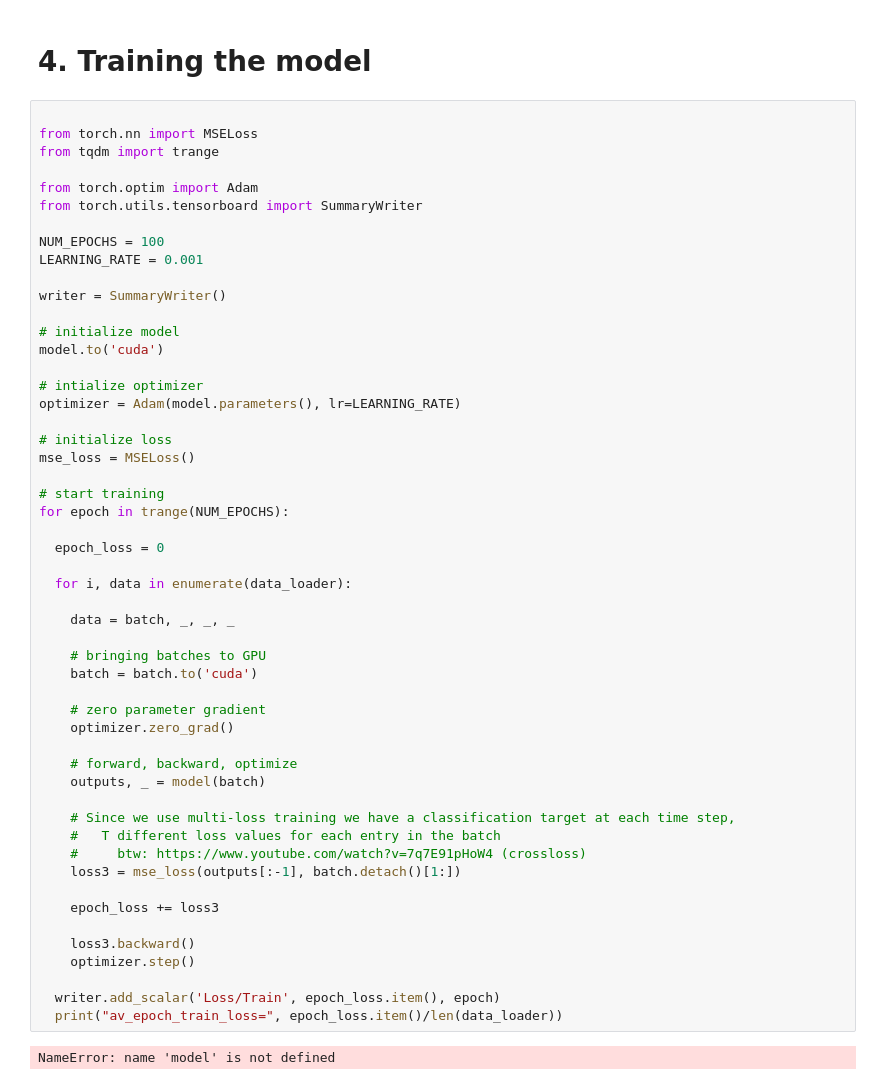
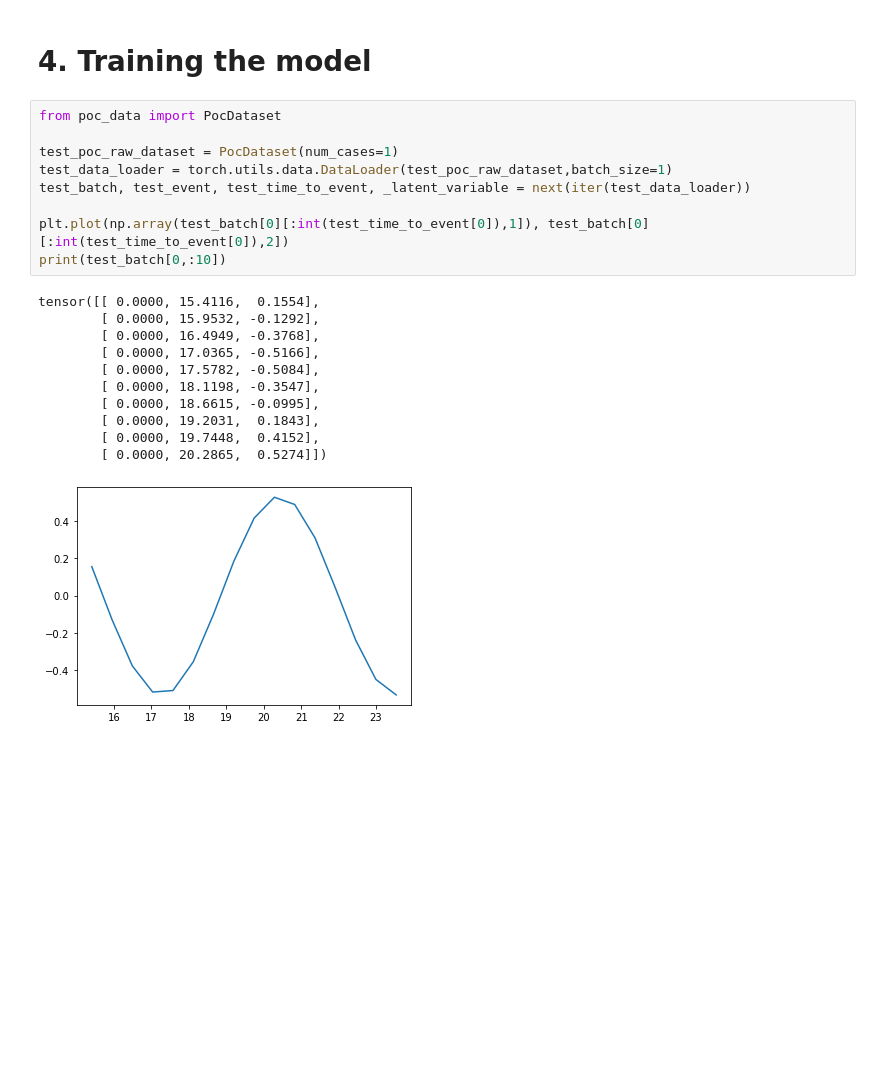
Before and after one commit to madkerpe/poc_ddht_pytorch, a Jupyter notebook: main_poc.ipynb, the cells around one changed output. Drawn from its saved outputs; the diff is of its cells as text; blank space fills up the shorter version.

```diff
--- a/main_poc.ipynb
+++ b/main_poc.ipynb
@@ -93,56 +39,23 @@ context_vector, attn_weights = decoder(last_measurement, encoder_hidden_vector)
 # %% [markdown]
 # 4. Training the model
-# %%
-
-from torch.nn import MSELoss
-from tqdm import trange
-
-from torch.optim import Adam
-from torch.utils.tensorboard import SummaryWriter
-
-NUM_EPOCHS = 100
-LEARNING_RATE = 0.001
-
-writer = SummaryWriter()
-
-# initialize model
-model.to('cuda')
-
-# intialize optimizer
-optimizer = Adam(model.parameters(), lr=LEARNING_RATE)
-
-# initialize loss
-mse_loss = MSELoss()
-
-# start training
-for epoch in trange(NUM_EPOCHS):
-
-  epoch_loss = 0
-
-  for i, data in enumerate(data_loader):
-
-    data = batch, _, _, _
-
-    # bringing batches to GPU
-    batch = batch.to('cuda')
-
-    # zero parameter gradient
-    optimizer.zero_grad()
-
-    # forward, backward, optimize
-    outputs, _ = model(batch)
-
-    # Since we use multi-loss training we have a classification target at each time step,
-    #   T different loss values for each entry in the batch
-    #     btw: https://www.youtube.com/watch?v=7q7E91pHoW4 (crossloss)
-    loss3 = mse_loss(outputs[:-1], batch.detach()[1:])
-
-    epoch_loss += loss3
-
-    loss3.backward()
-    optimizer.step()
-
-  writer.add_scalar('Loss/Train', epoch_loss.item(), epoch)
-  print("av_epoch_train_loss=", epoch_loss.item()/len(data_loader))
-# %% [output]
-NameError: name 'model' is not defined
+# %%
+from poc_data import PocDataset
+
+test_poc_raw_dataset = PocDataset(num_cases=1)
+test_data_loader = torch.utils.data.DataLoader(test_poc_raw_dataset,batch_size=1)
+test_batch, test_event, test_time_to_event, _latent_variable = next(iter(test_data_loader))
+
+plt.plot(np.array(test_batch[0][:int(test_time_to_event[0]),1]), test_batch[0][:int(test_time_to_event[0]),2])
+print(test_batch[0,:10])
+# %% [output]
+tensor([[ 0.0000, 15.4116,  0.1554],
+        [ 0.0000, 15.9532, -0.1292],
+        [ 0.0000, 16.4949, -0.3768],
+        [ 0.0000, 17.0365, -0.5166],
+        [ 0.0000, 17.5782, -0.5084],
+        [ 0.0000, 18.1198, -0.3547],
+        [ 0.0000, 18.6615, -0.0995],
+        [ 0.0000, 19.2031,  0.1843],
+        [ 0.0000, 19.7448,  0.4152],
+        [ 0.0000, 20.2865,  0.5274]])
+[figure, added]
```
Also changed, not shown: parts of 11 cells of this notebook, 1 other file.
